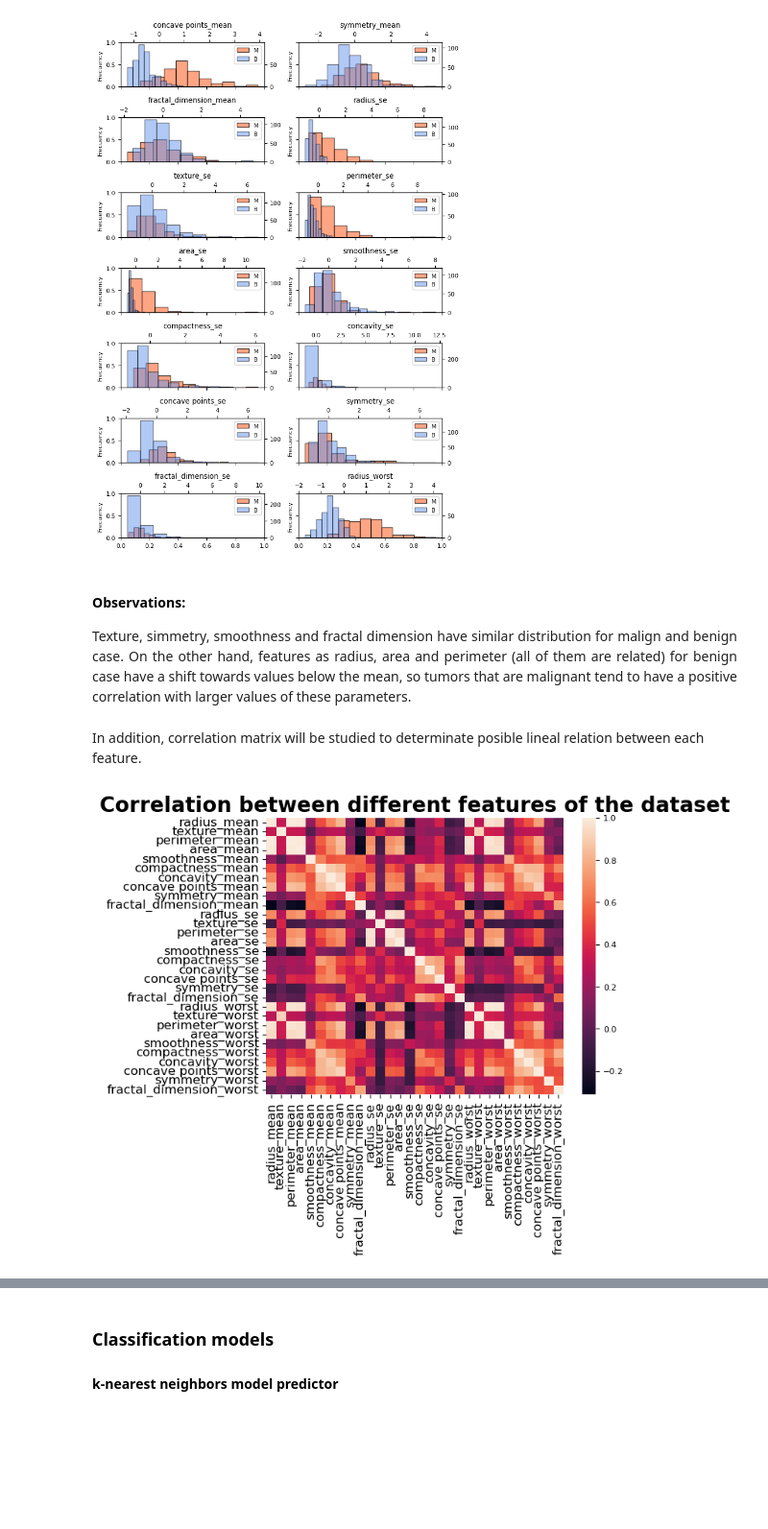
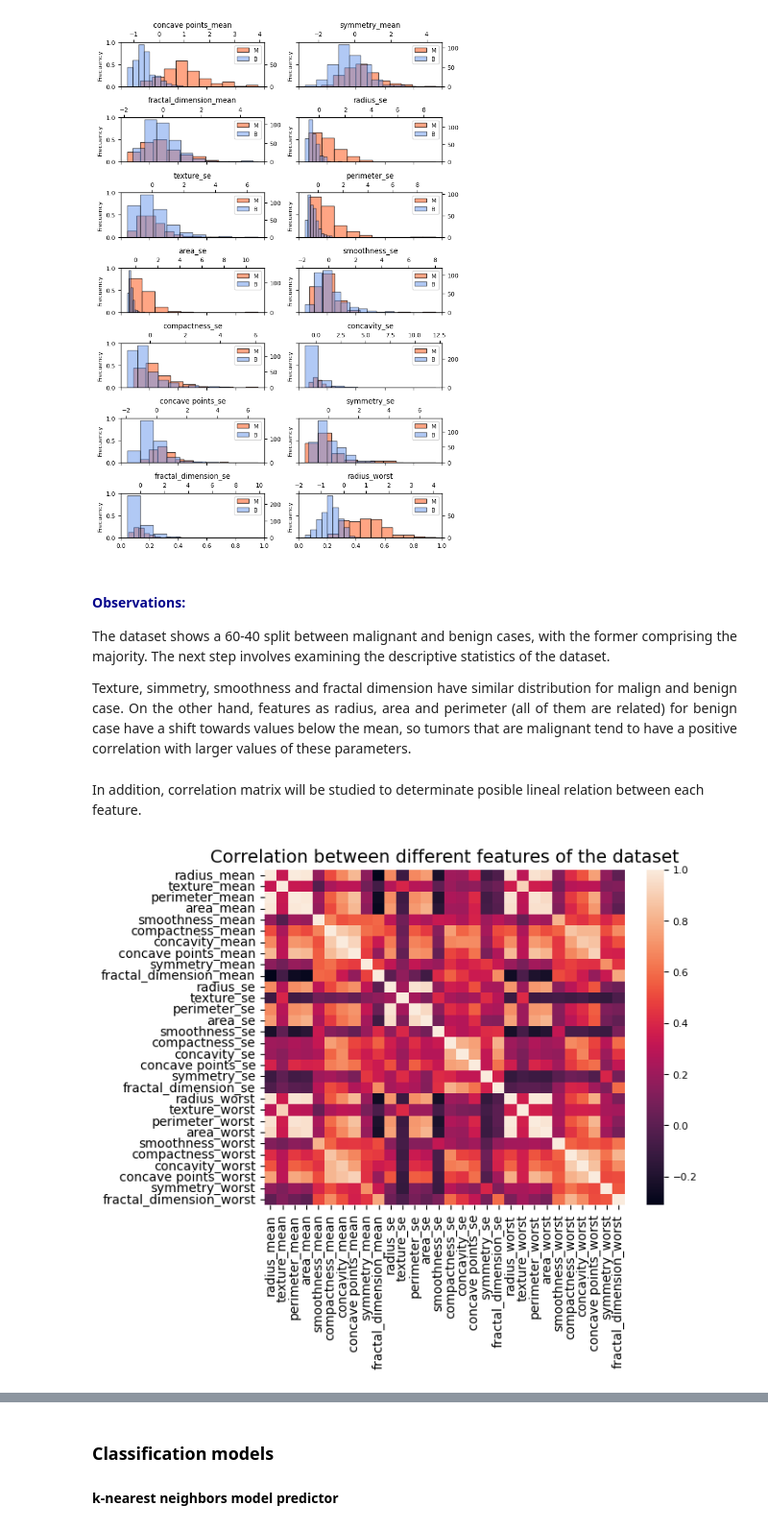
Before and after one commit to lpalfonsoa/Data-Analysis, a Jupyter notebook: Notebooks/BreastCancer.ipynb, the cells around one changed output, grey strips where cells are left out. Shown at 96% size. Saved outputs shown, nothing was run; the diff lists cells and outputs as text; code cells hidden in the pictures; blank space fills up the shorter version.

```diff
--- a/Notebooks/BreastCancer.ipynb
+++ b/Notebooks/BreastCancer.ipynb
@@ -183,16 +194,18 @@ fig.tight_layout()
 # %% [markdown]
-#### <span style="color:black">  Observations: </span>
+#### <span style="color:darkblue"> Observations: </span>
 
-<p style="text-align: justify;"> Texture, simmetry, smoothness and fractal dimension have similar distribution for malign and benign case. On the other hand, features as radius, area and perimeter (all of them are related) for benign case have a shift towards values below the mean, so tumors that are malignant tend to have a positive correlation with larger values of these parameters. </p>
+<p style="text-align: justify;"> The dataset shows a 60-40 split between malignant and benign cases, with the former comprising the majority. The next step involves examining the descriptive statistics of the dataset. </p>
+
+<p style="text-align: justify;">  Texture, simmetry, smoothness and fractal dimension have similar distribution for malign and benign case. On the other hand, features as radius, area and perimeter (all of them are related) for benign case have a shift towards values below the mean, so tumors that are malignant tend to have a positive correlation with larger values of these parameters. </p>
 # %% [markdown]
  In addition, correlation matrix will be studied to determinate posible lineal relation between each feature.
 # %%
 #Studying correlation
-plt.title("Correlation between different features of the dataset", fontweight='bold', fontsize=20)
+plt.title("Correlation between different features of the dataset", fontsize=14)
 sns.heatmap(data_new.corr())
-plt.xticks(fontsize=12, rotation=90)
-plt.yticks(fontsize=12)
+plt.xticks(fontsize=10, rotation=90)
+plt.yticks(fontsize=10)
 plt.show()
 # %% [output]
-[figure, old version]
+[figure, new version]
 # %% [markdown]
```
Also changed, not shown: parts of 26 cells of this notebook.
